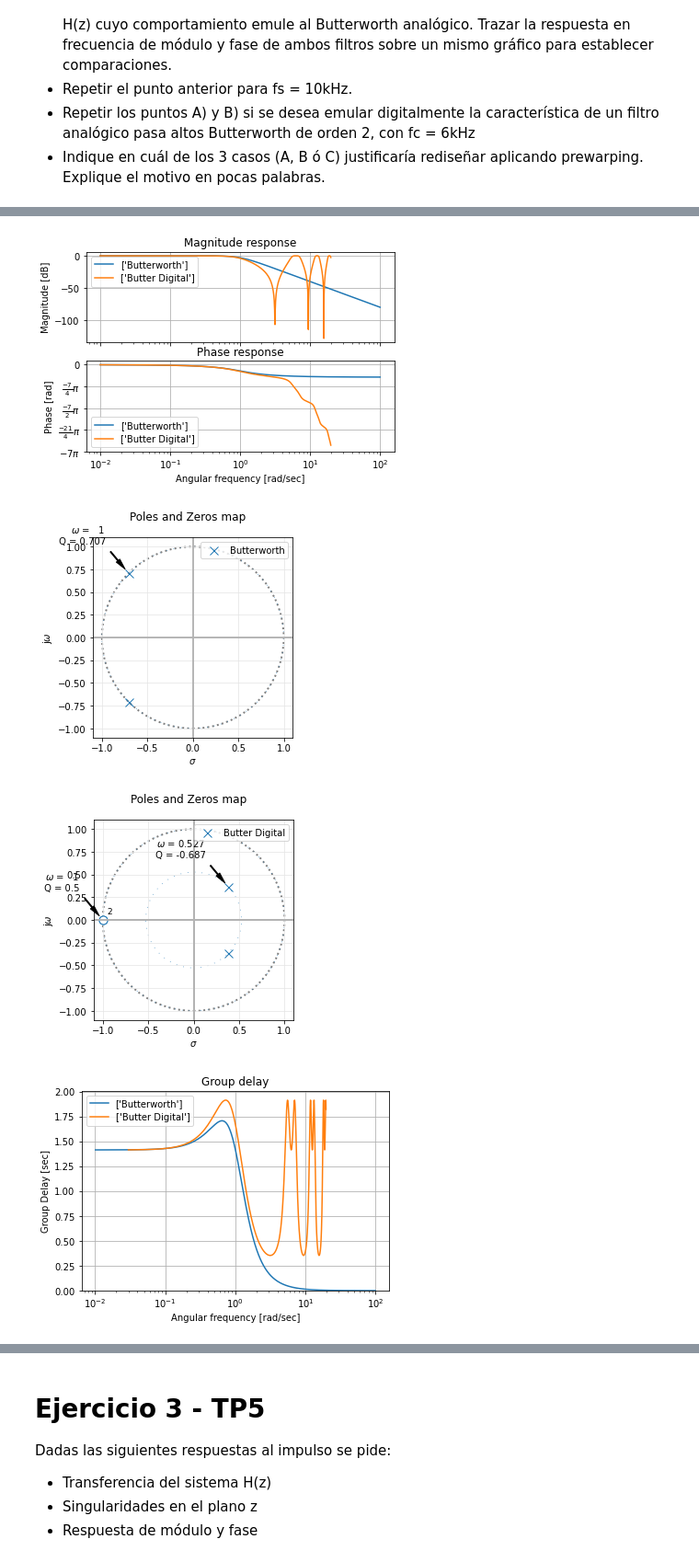
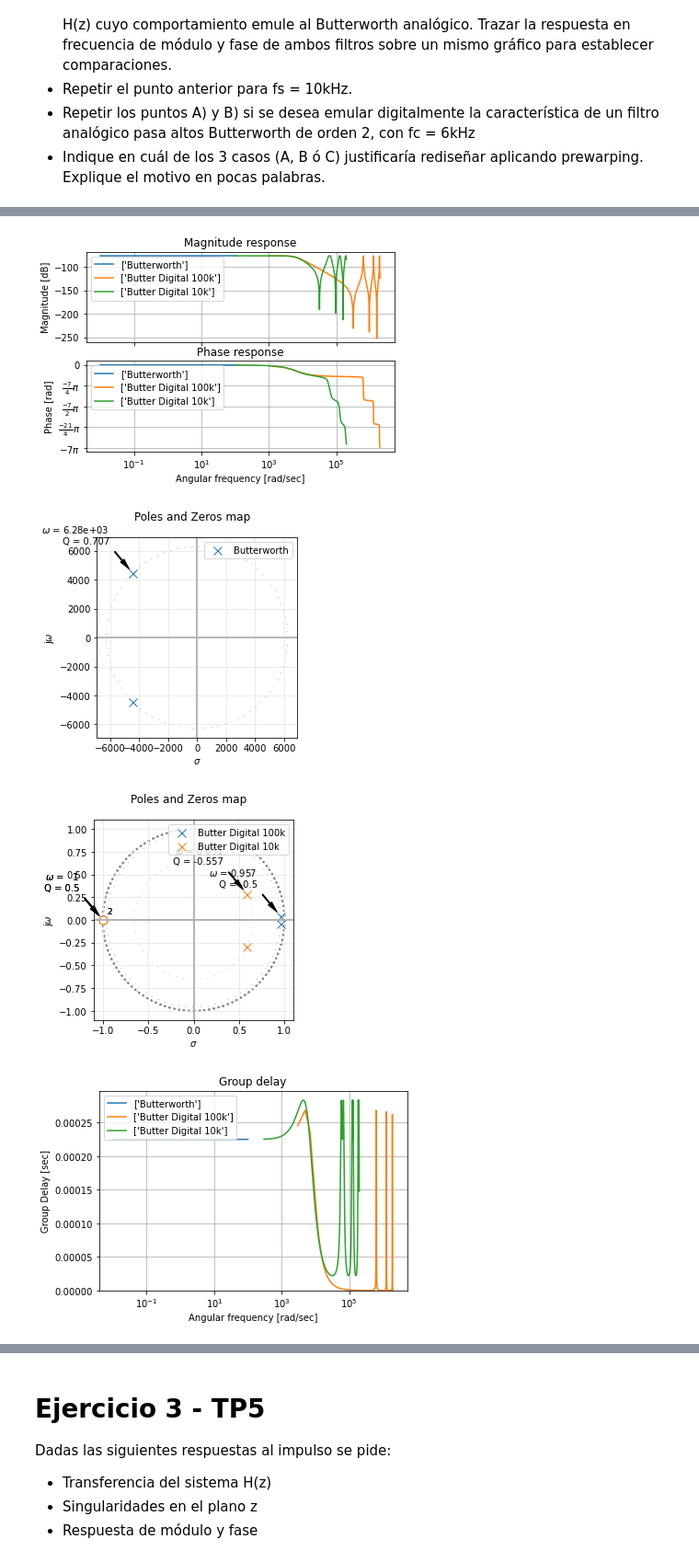
Before and after one commit to hernanrodrguez/teoria-circuitos-ii, a Jupyter notebook: ts08/TS08.ipynb, the cells around one changed output, grey strips where cells are left out. Shown at 92% size. Drawn from its saved outputs; the diff is of its cells as text; code cells hidden in the pictures.

```diff
--- a/ts08/TS08.ipynb
+++ b/ts08/TS08.ipynb
@@ -164,28 +164,44 @@ $$ b_2=\frac{1}{k^2+\frac{k}{Q}+1} $$
 # %%
-fs = 1 # Normalizado
+wo = 2*np.pi*1e3
+fs = 100e3
 k = 2*fs
 Q = np.sqrt(2)/2
 
 a_0 = 1
-a_1 = (-2*k*k+2)/(k*k+(k/Q)+1)
-a_2 = (k*k-(k/Q)+1)/(k*k+(k/Q)+1)
-b_0 = (1)/(k*k+(k/Q)+1)
-b_1 = (2)/(k*k+(k/Q)+1)
-b_2 = (1)/(k*k+(k/Q)+1)
+a_1 = (-2*k*k+2*wo*wo)/(k*k+(k*wo/Q)+wo*wo)
+a_2 = (k*k-(k*wo/Q)+wo*wo)/(k*k+(k*wo/Q)+wo*wo)
+b_0 = (wo)/(k*k+(k*wo/Q)+wo*wo)
+b_1 = (2*wo)/(k*k+(k*wo/Q)+wo*wo)
+b_2 = (wo)/(k*k+(k*wo/Q)+wo*wo)
 
-num = [1]
-den = [1, 1/Q, 1]
+num = [wo]
+den = [1, wo/Q, wo*wo]
 
 my_analog_filter = sig.TransferFunction(num, den)
 
 num_z = [b_0, b_1, b_2]
 den_z = [a_0, a_1, a_2]
 
 my_digital_filter = sig.TransferFunction(num_z, den_z, dt=1/fs)
 
-s.analyze_sys([my_analog_filter, my_digital_filter], ["Butterworth", "Butter Digital"])
+fs = 10e3
+k = 2*fs
+
+a_0 = 1
+a_1 = (-2*k*k+2*wo*wo)/(k*k+(k*wo/Q)+wo*wo)
+a_2 = (k*k-(k*wo/Q)+wo*wo)/(k*k+(k*wo/Q)+wo*wo)
+b_0 = (wo)/(k*k+(k*wo/Q)+wo*wo)
+b_1 = (2*wo)/(k*k+(k*wo/Q)+wo*wo)
+b_2 = (wo)/(k*k+(k*wo/Q)+wo*wo)
+
+num_z = [b_0, b_1, b_2]
+den_z = [a_0, a_1, a_2]
+
+my_digital_filter2 = sig.TransferFunction(num_z, den_z, dt=1/fs)
+
+s.analyze_sys([my_analog_filter, my_digital_filter, my_digital_filter2], ["Butterworth", "Butter Digital 100k", "Butter Digital 10k"])
 # %% [output]
-[figure, old version]
+[figure, new version]
-[figure, old version]
+[figure, new version]
-[figure, old version]
+[figure, new version]
-[figure, old version]
+[figure, new version]
```
Also changed, not shown: parts of 3 cells of this notebook.
